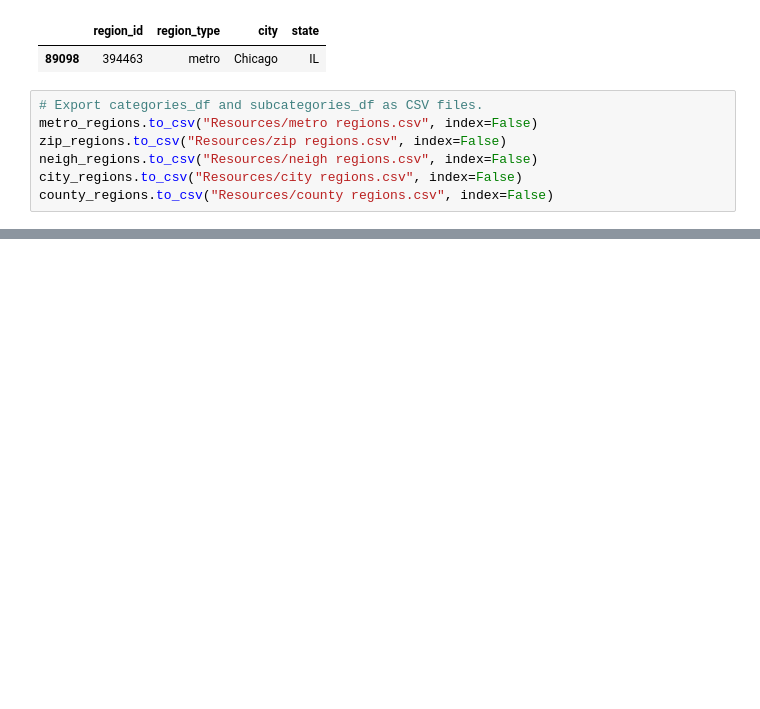
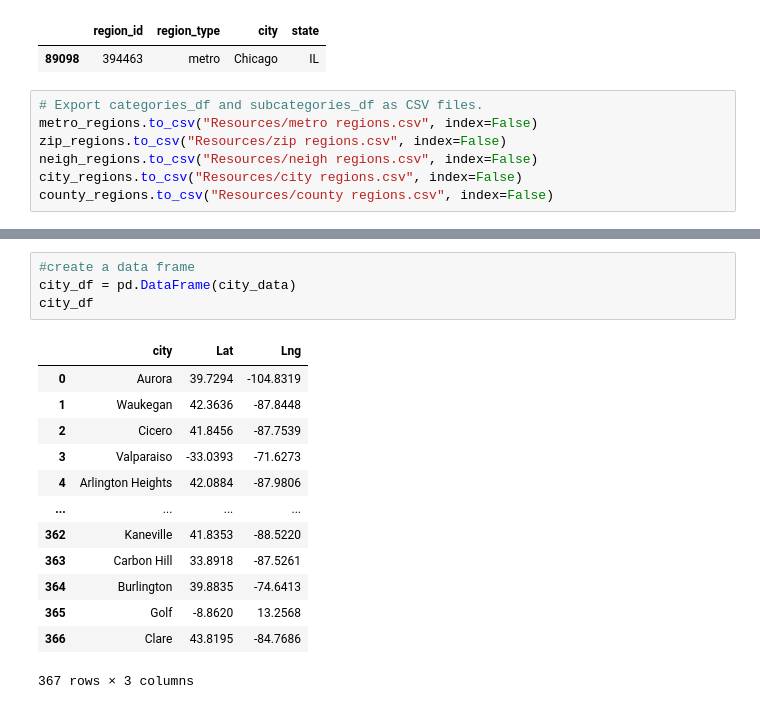
Before and after one commit to cailahanus/data-engineering-project, a Jupyter notebook: Project 3/data.ipynb, the cells around one changed output, grey strips where cells are left out. Drawn from its saved outputs; the diff is of its cells as text; blank space fills up the shorter version.

```diff
--- a/Project 3/data.ipynb
+++ b/Project 3/data.ipynb
@@ -285,0 +371,18 @@ base_url = "https://data.nasdaq.com/api/v3/datatables/ZILLOW/DATA?indicator_id=Z
+# %%
+#create a data frame
+city_df = pd.DataFrame(city_data)
+city_df
+# %% [output]
+|  | city | Lat | Lng |
+| 0 | Aurora | 39.7294 | -104.8319 |
+| 1 | Waukegan | 42.3636 | -87.8448 |
+| 2 | Cicero | 41.8456 | -87.7539 |
+| 3 | Valparaiso | -33.0393 | -71.6273 |
+| 4 | Arlington Heights | 42.0884 | -87.9806 |
+| ... | ... | ... | ... |
+| 362 | Kaneville | 41.8353 | -88.5220 |
+| 363 | Carbon Hill | 33.8918 | -87.5261 |
+| 364 | Burlington | 39.8835 | -74.6413 |
+| 365 | Golf | -8.8620 | 13.2568 |
+| 366 | Clare | 43.8195 | -84.7686 |
+367 rows × 3 columns
```
Also changed, not shown: parts of 11 cells of this notebook, 2 other files.
